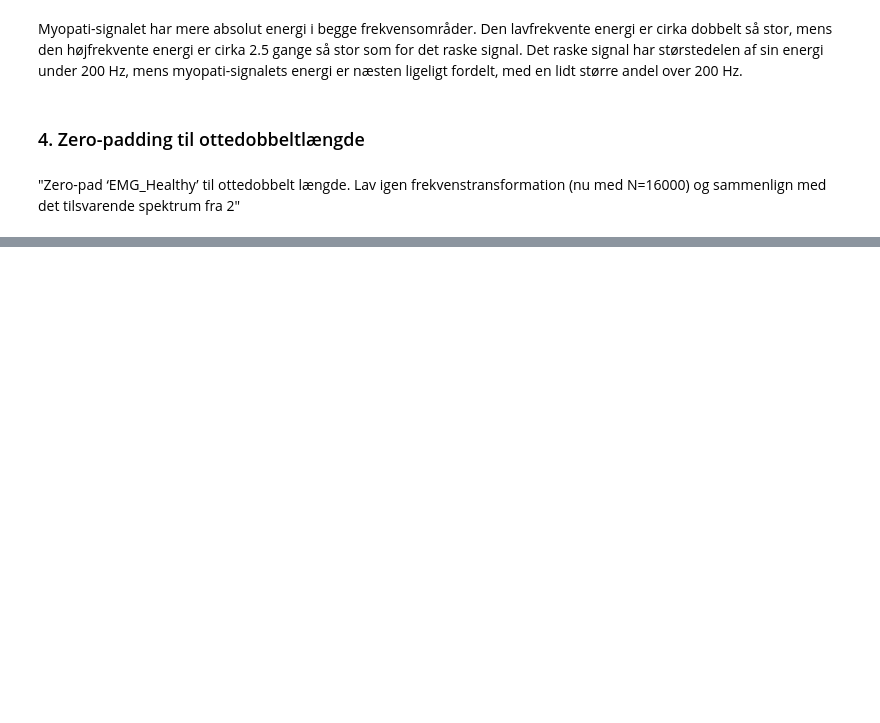
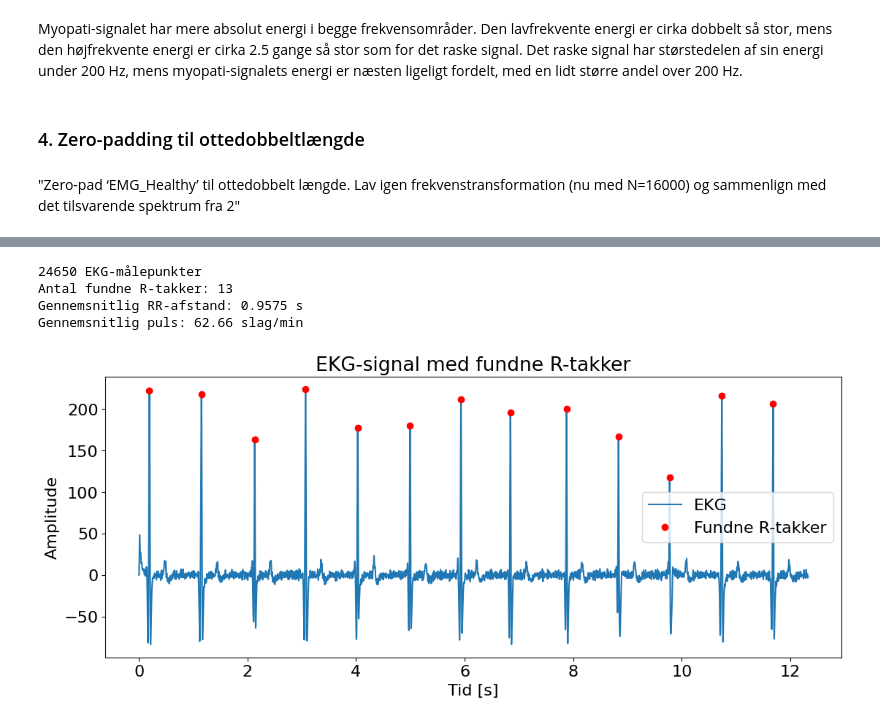
Before and after one commit to Lucuz47/DSB, a Jupyter notebook: Miniprojekt_B.ipynb, the cells around one changed output, grey strips where cells are left out. Cells and saved outputs as stored; diff of their text form; code cells hidden in the pictures; blank space fills up the shorter version.

```diff
--- a/Miniprojekt_B.ipynb
+++ b/Miniprojekt_B.ipynb
@@ -411,0 +406,57 @@ Sample frekvens for EKG: 2000 Hz
+# %%
+#Indlæs EKG-data
+mat = loadmat("ECG_complex.mat")
+
+#ravel() smaler EKG-målepunkterne i en endimensional array
+ecg = mat["signal_EKG"].ravel()
+
+#item() henter sample frekvensen et tal
+fs_ecg = mat["f_sample"].item()
+
+# Tidsakse til EKG-signalet
+t_ecg = np.arange(len(ecg)) / fs_ecg
+
+print(len(ecg), "EKG-målepunkter")
+
+# Find R-takker
+r_peaks, properties = signal.find_peaks(
+    ecg,
+    distance=int(0.4 * fs_ecg),
+    prominence=3 * np.std(ecg)
+)
+
+r_times = r_peaks / fs_ecg
+
+# Afstanden mellem R-takkerne
+rr_intervals = np.diff(r_times)
+
+# Gennemsnitlig RR-afstand og puls
+mean_rr = np.mean(rr_intervals)
+pulse_bpm = 60 / mean_rr
+
+print(f"Antal fundne R-takker: {len(r_peaks)}")
+print(f"Gennemsnitlig RR-afstand: {mean_rr:.4f} s")
+print(f"Gennemsnitlig puls: {pulse_bpm:.2f} slag/min")
+
+plt.figure(figsize=(13, 5))
+
+plt.plot(t_ecg, ecg, label="EKG")
+plt.plot(
+    r_times,
+    ecg[r_peaks],
+    "ro",
+    label="Fundne R-takker"
+)
+
+plt.xlabel("Tid [s]")
+plt.ylabel("Amplitude")
+plt.title("EKG-signal med fundne R-takker")
+plt.legend()
+plt.grid()
+plt.show()
+# %% [output]
+24650 EKG-målepunkter
+Antal fundne R-takker: 13
+Gennemsnitlig RR-afstand: 0.9575 s
+Gennemsnitlig puls: 62.66 slag/min
+[figure, added]
```
Also changed, not shown: parts of 21 cells of this notebook.
